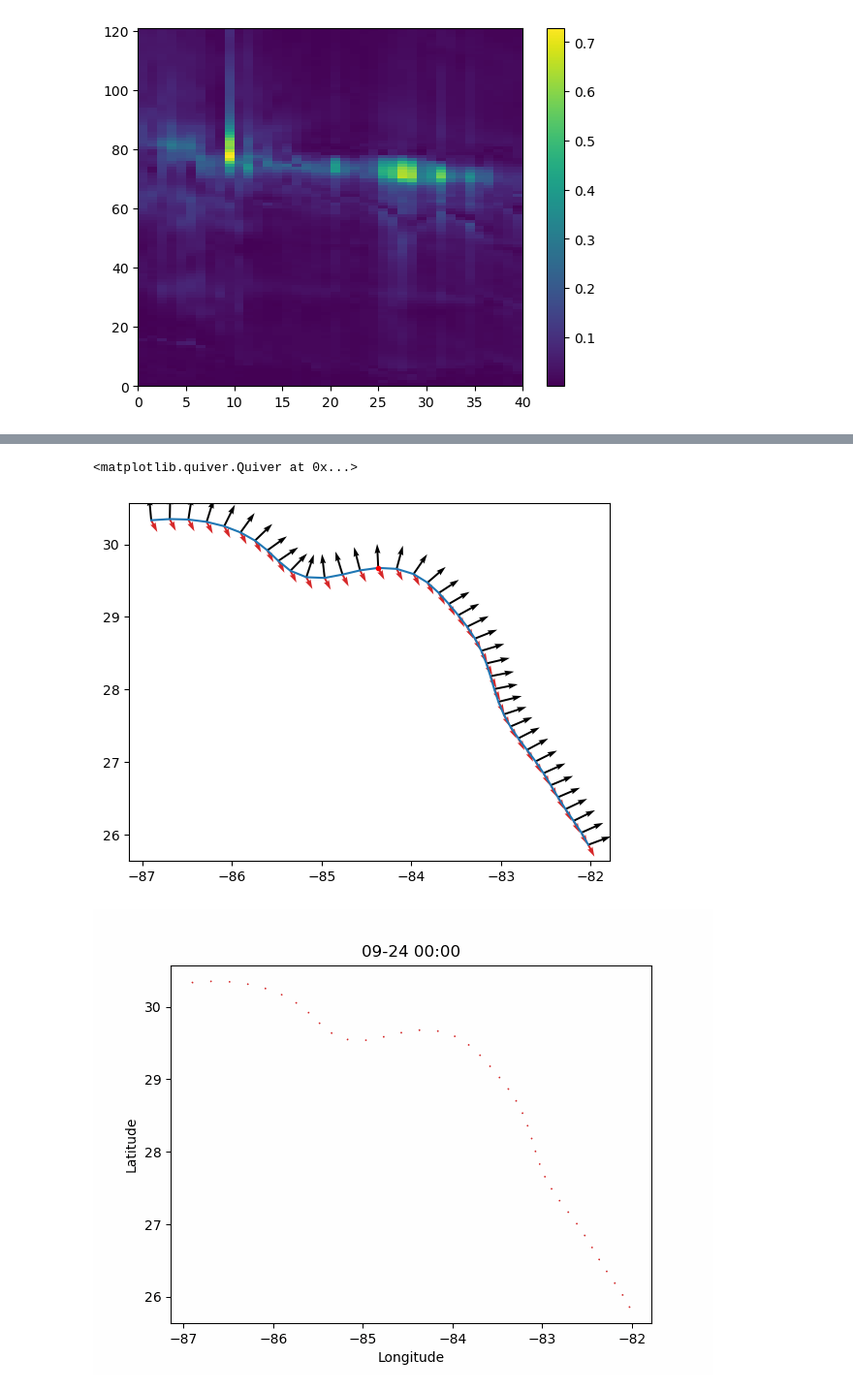
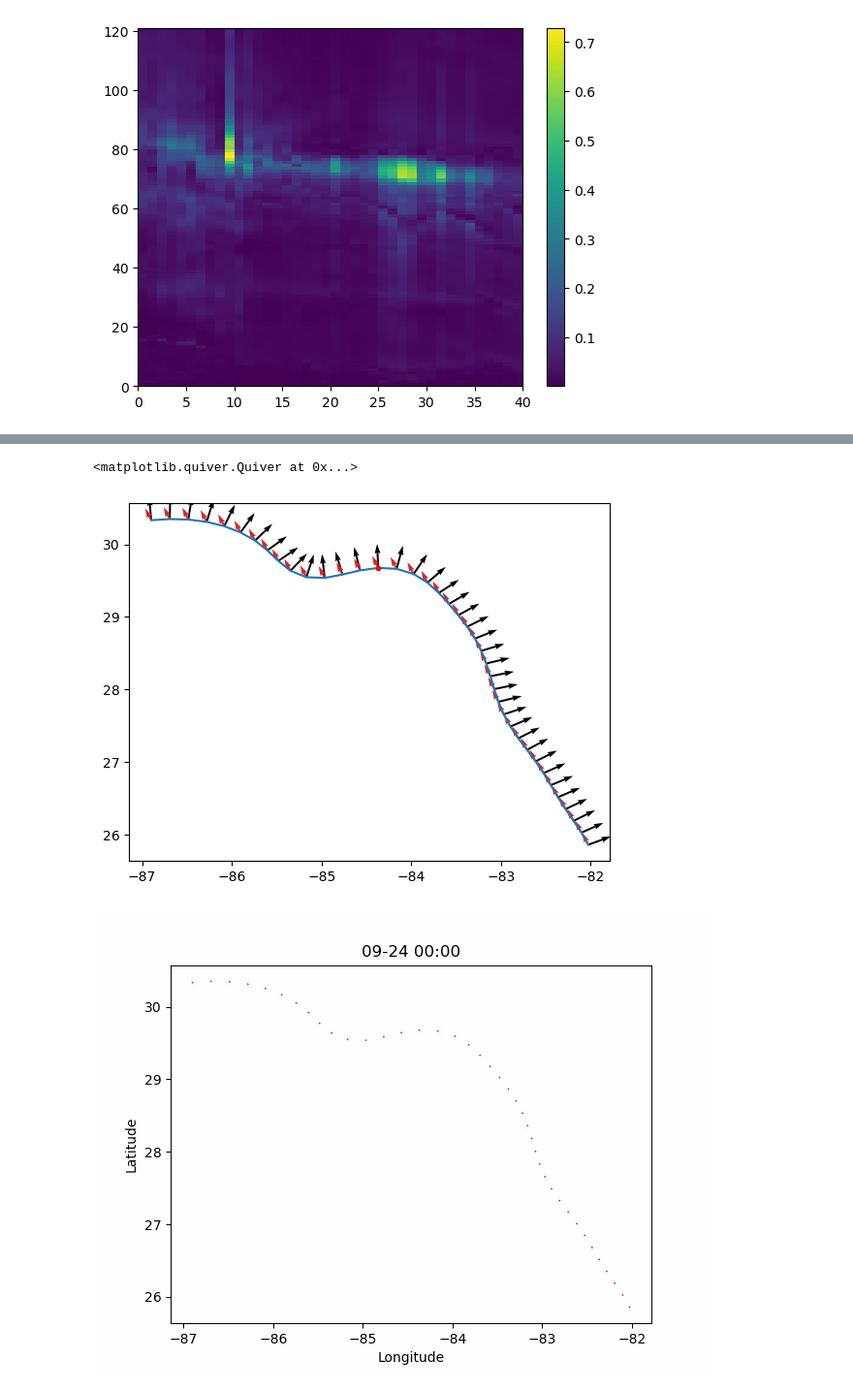
Before and after one commit to csherwood-usgs/NOPP_comparison, a Jupyter notebook: extract_eflux_on_contour.ipynb, the cells around one changed output, grey strips where cells are left out. Shown at 97% size. Saved outputs shown, nothing was run; the diff lists cells and outputs as text; code cells hidden in the pictures.

```diff
--- a/extract_eflux_on_contour.ipynb
+++ b/extract_eflux_on_contour.ipynb
@@ -152,7 +265,7 @@ for i, contour_point in enumerate( contour_points):
 
         # Apply bilinear interpolation for Hwave, Dwave, and Pwave_top
         Hwave_avg[i, j] = bilinear_interpolation(distances[near_dists_flat_idx], Hwave_near)
-        Dwave_avg[i, j] = bilinear_interpolation(distances[near_dists_flat_idx], Dwave_near)
+        Dwave_avg[i, j] = direction_bilinear_interpolation(distances[near_dists_flat_idx], Dwave_near)
         Pwave_avg[i, j] = bilinear_interpolation(distances[near_dists_flat_idx], Pwave_near)
 
         # Calculate the min and max values of the nearest points for Hwave, Dwave, and Pwave_top
@@ -270,7 +310,8 @@ Eflux = np.nan*np.ones( (npoints, ntimes) )
 EfluxS = Eflux.copy()
 _, Sdir = pcoord( normals[:,0], normals[:,1] )
 
+# N.B. - Dwave is direction waves are FROM. Need to rotate 180 for plotting...thus the modulus operator.
 for i in range( npoints ):
     for j in range( ntimes ):
         Eflux[i, j] = calc_Eflux( Hwave_avg[i, j], Pwave_avg[i, j], h_avg[i] )
-        EfluxS[i, j] = calc_EfluxS( Eflux[i,j], Dwave_avg[i,j], normals[i, 0], normals[i, 1] )
+        EfluxS[i, j] = calc_EfluxS( Eflux[i,j], (Dwave_avg[i,j] + 180.) % 360., normals[i, 0], normals[i, 1] )
@@ -290,23 +350,24 @@ axs[1].set_ylim( 0, 360 )
 # %%
 plt.plot( contour_points[:,0], contour_points[:,1])
 plt.plot( contour_points[14,0], contour_points[14, 1], '.r')
 skip=1
 fscale = 1./100.
 itime = 65
 wx, wy = xycoord(np.ones_like(Dwave_avg[:,itime]), Dwave_avg[:,itime] )
 fx, fy = xycoord( Eflux[:,itime], Dwave_avg[:,itime] )
 plt.quiver(
     contour_points[::skip, 0], contour_points[::skip, 1], normals[::skip, 0], normals[::skip, 1],
     scale = 20, color = 'black', width = .004)
 
 # plt.quiver(
 #     contour_points[::skip, 0], contour_points[::skip, 1], wx[:skip], wy[:skip],
 #     scale=10, color = 'tab:blue', width = .004)
 
+# N.B. - Dwave is direction waves are FROM. Minus sign on vectors required to change to propagation direction
 plt.quiver(
-    contour_points[::skip, 0], contour_points[::skip, 1], fx[:skip], fy[:skip],
+    contour_points[::skip, 0], contour_points[::skip, 1], -fx[:skip], -fy[:skip],
     scale=1000, color ='tab:red', width = .004)
 # %% [output]
 <matplotlib.quiver.Quiver at 0x...>
-[figure, old version]
+[figure, new version]
 # %%
```
Also changed, not shown: parts of 12 cells of this notebook.
